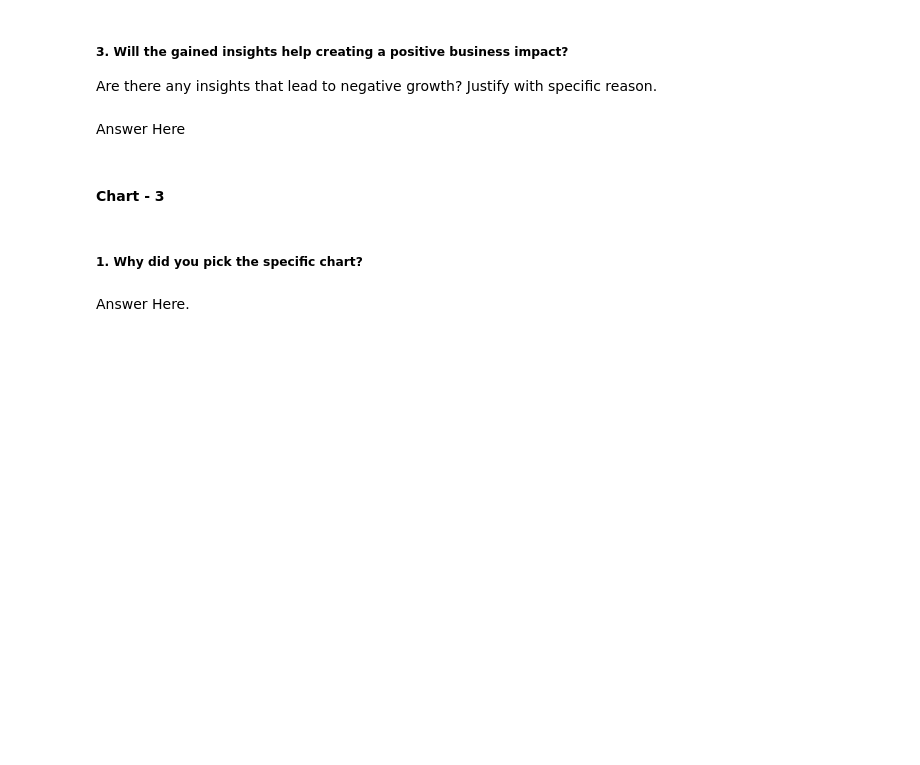
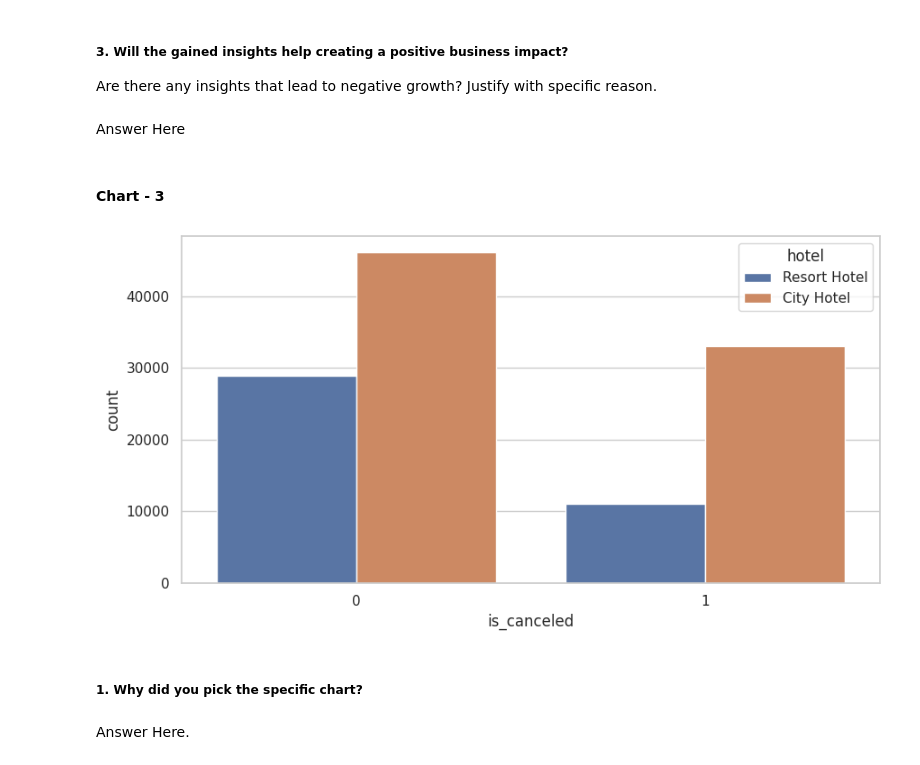
Before and after one commit to vishwapv/hotel-booking-analysis, a Jupyter notebook: Copy_of_Sample_EDA_Submission_Template.ipynb, the cells around one changed output. Saved outputs shown, nothing was run; the diff lists cells and outputs as text; code cells hidden in the pictures; blank space fills up the shorter version.

```diff
--- a/Copy_of_Sample_EDA_Submission_Template.ipynb
+++ b/Copy_of_Sample_EDA_Submission_Template.ipynb
@@ -279,3 +472,12 @@ Answer Here
+# %%
+# Chart - 3 visualization code
+# Bar plot showing count of canceled and not canceled bookings in both hotels.
+
+plt.figure(figsize=(10,5))
+sns.set_theme(style="whitegrid")
+ax = sns.countplot(x="is_canceled", hue ='hotel',data=hotel_df)
+# %% [output]
+[figure, added]
 # %% [markdown]
 ##### 1. Why did you pick the specific chart?
 # %% [markdown]
```
Also changed, not shown: parts of 63 cells of this notebook.
